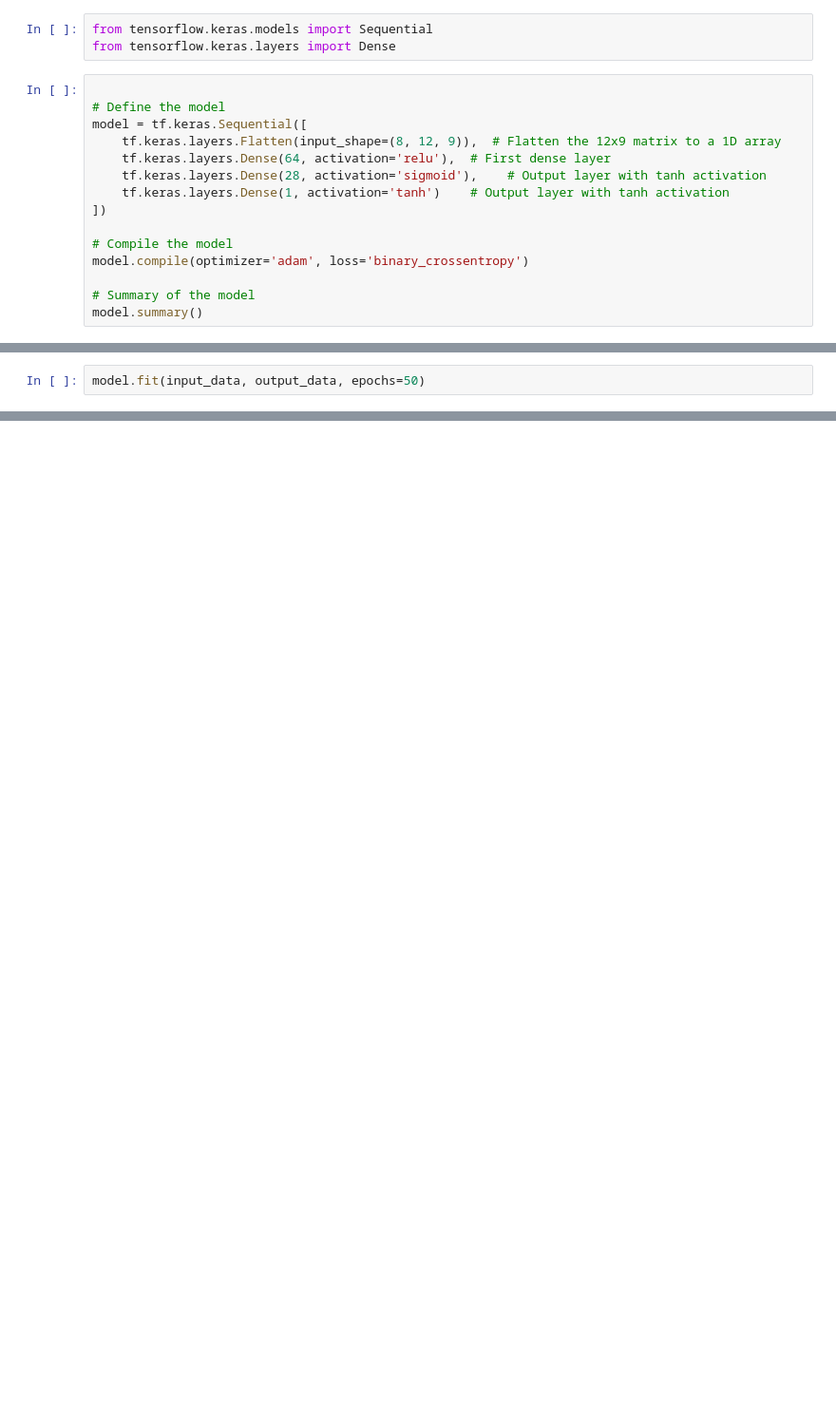
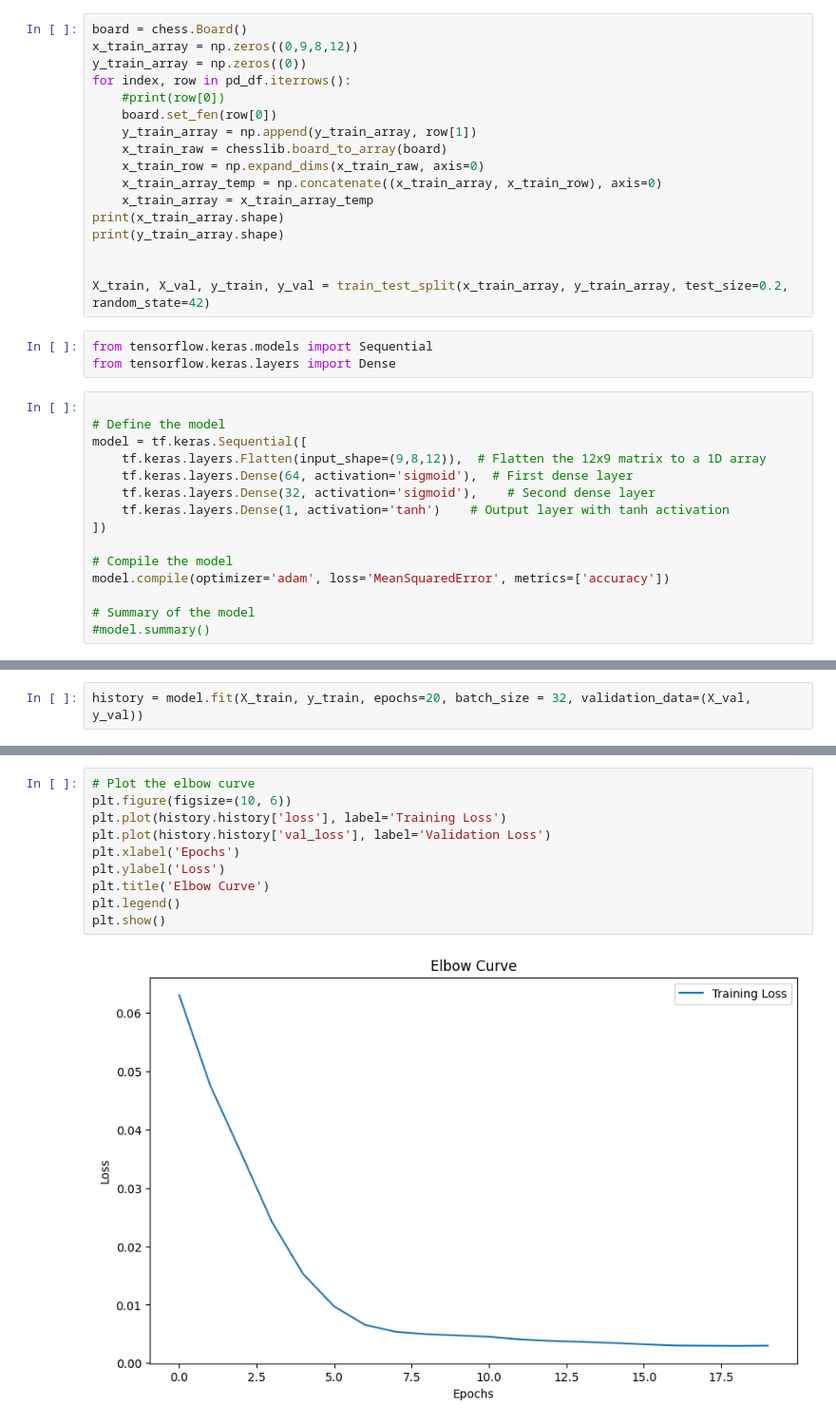
Before and after one commit to theonicisan/chess, a Jupyter notebook: train_tensorflow.ipynb, the cells around one changed output, grey strips where cells are left out. Shown: that part at 95% size. Cells and saved outputs as stored; diff of their text form; blank space fills up the shorter version.

Commit message:
Updated README and improved Tensorflow model.

```diff
--- a/train_tensorflow.ipynb
+++ b/train_tensorflow.ipynb
@@ -38,3 +21,20 @@ print(input_data.shape)
+# %%
+board = chess.Board()
+x_train_array = np.zeros((0,9,8,12))
+y_train_array = np.zeros((0))
+for index, row in pd_df.iterrows():
+    #print(row[0])
+    board.set_fen(row[0])
+    y_train_array = np.append(y_train_array, row[1])
+    x_train_raw = chesslib.board_to_array(board)
+    x_train_row = np.expand_dims(x_train_raw, axis=0)
+    x_train_array_temp = np.concatenate((x_train_array, x_train_row), axis=0)
+    x_train_array = x_train_array_temp
+print(x_train_array.shape)
+print(y_train_array.shape)
+
+
+X_train, X_val, y_train, y_val = train_test_split(x_train_array, y_train_array, test_size=0.2, random_state=42)
 # %%
 from tensorflow.keras.models import Sequential
 from tensorflow.keras.layers import Dense
@@ -42,14 +42,14 @@ from tensorflow.keras.layers import Dense
 
 # Define the model
 model = tf.keras.Sequential([
-    tf.keras.layers.Flatten(input_shape=(8, 12, 9)),  # Flatten the 12x9 matrix to a 1D array
-    tf.keras.layers.Dense(64, activation='relu'),  # First dense layer
-    tf.keras.layers.Dense(28, activation='sigmoid'),    # Output layer with tanh activation
+    tf.keras.layers.Flatten(input_shape=(9,8,12)),  # Flatten the 12x9 matrix to a 1D array
+    tf.keras.layers.Dense(64, activation='sigmoid'),  # First dense layer
+    tf.keras.layers.Dense(32, activation='sigmoid'),    # Second dense layer
     tf.keras.layers.Dense(1, activation='tanh')    # Output layer with tanh activation
 ])
 
 # Compile the model
-model.compile(optimizer='adam', loss='binary_crossentropy')
+model.compile(optimizer='adam', loss='MeanSquaredError', metrics=['accuracy'])
 
 # Summary of the model
-model.summary()
+#model.summary()
@@ -72,2 +55,0 @@ Model: "sequential_14"
-# %%
-model.fit(input_data, output_data, epochs=50)
@@ -92,0 +56,2 @@ Epoch 50/50
+# %%
+history = model.fit(X_train, y_train, epochs=20, batch_size = 32, validation_data=(X_val, y_val))
@@ -93 +76,13 @@ Epoch 50/50
+# %%
+# Plot the elbow curve
+plt.figure(figsize=(10, 6))
+plt.plot(history.history['loss'], label='Training Loss')
+plt.plot(history.history['val_loss'], label='Validation Loss')
+plt.xlabel('Epochs')
+plt.ylabel('Loss')
+plt.title('Elbow Curve')
+plt.legend()
+plt.show()
+# %% [output]
+[figure, added]
 # %%
```
Also changed, not shown: parts of 10 cells of this notebook, 1 other file.
